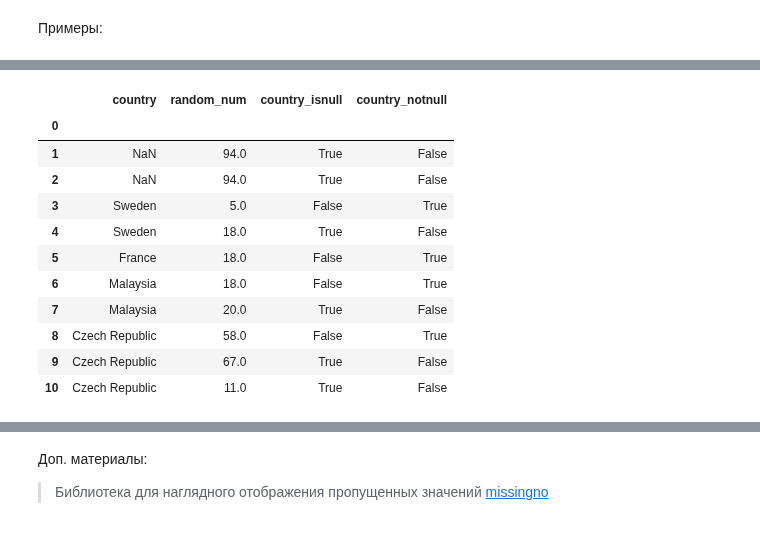
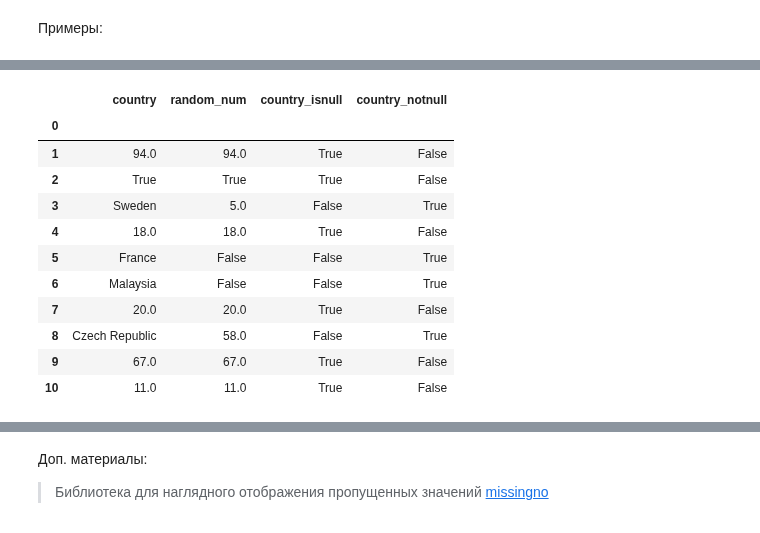
Before and after one commit to sergeymasl/pandas_cource, a Jupyter notebook: Data_Types_and_Missing_Values.ipynb, the cells around one changed output, grey strips where cells are left out. Saved outputs shown, nothing was run; the diff lists cells and outputs as text; code cells hidden in the pictures.

```diff
--- a/Data_Types_and_Missing_Values.ipynb
+++ b/Data_Types_and_Missing_Values.ipynb
@@ -398,15 +402,15 @@ miss_val[pd.isnull(miss_val['country'])]
 # %%
-miss_val.fillna(method = 'pad')
+miss_val.fillna(method = 'bfill', axis = 1)
 # %% [output]
 |  | country | random_num | country_isnull | country_notnull |
 | 0 |  |  |  |  |
-| 1 | NaN | 94.0 | True | False |
-| 2 | NaN | 94.0 | True | False |
+| 1 | 94.0 | 94.0 | True | False |
+| 2 | True | True | True | False |
 | 3 | Sweden | 5.0 | False | True |
-| 4 | Sweden | 18.0 | True | False |
-| 5 | France | 18.0 | False | True |
-| 6 | Malaysia | 18.0 | False | True |
-| 7 | Malaysia | 20.0 | True | False |
+| 4 | 18.0 | 18.0 | True | False |
+| 5 | France | False | False | True |
+| 6 | Malaysia | False | False | True |
+| 7 | 20.0 | 20.0 | True | False |
 | 8 | Czech Republic | 58.0 | False | True |
-| 9 | Czech Republic | 67.0 | True | False |
-| 10 | Czech Republic | 11.0 | True | False |
+| 9 | 67.0 | 67.0 | True | False |
+| 10 | 11.0 | 11.0 | True | False |
```
Also changed, not shown: parts of 4 cells of this notebook.
